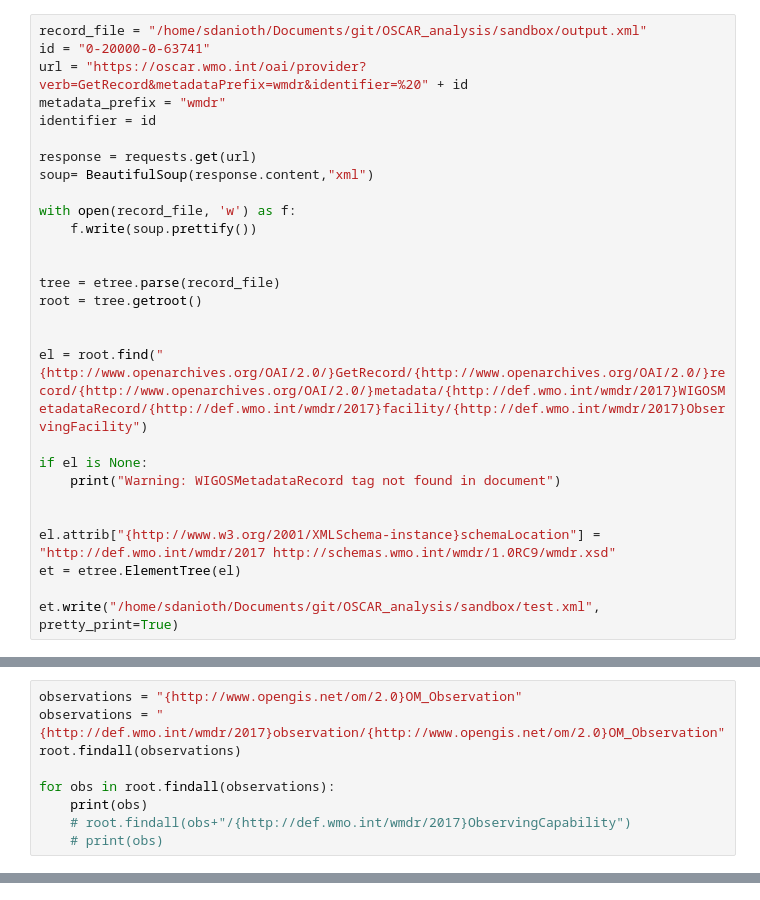
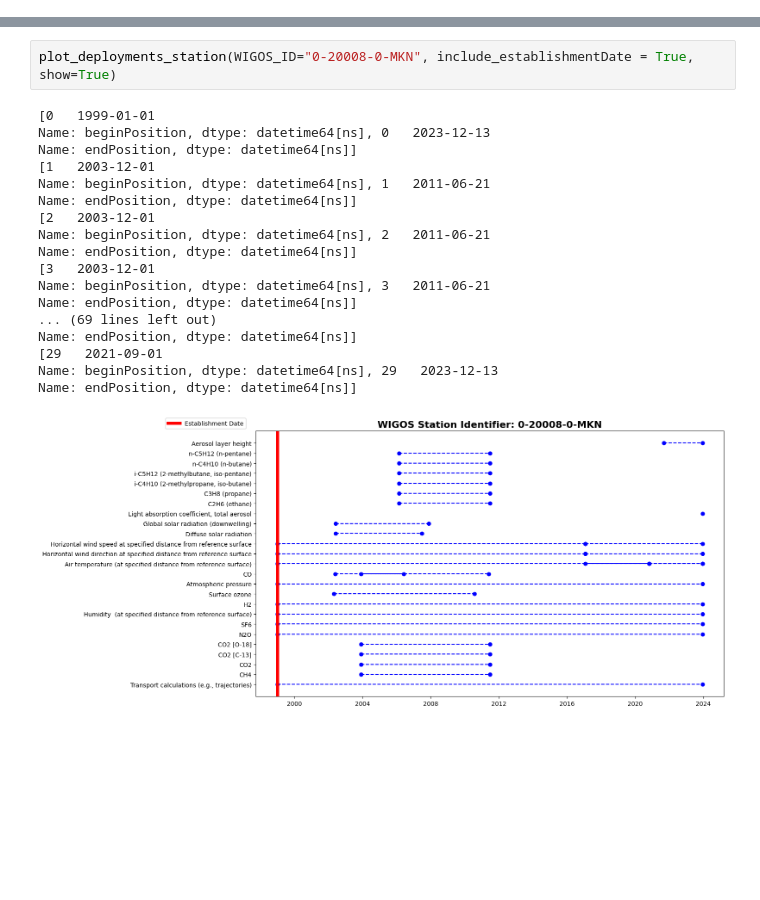
Before and after one commit to joergklausen/oscar-analysis, a Jupyter notebook: sandbox/sandbox.ipynb, the cells around one changed output, grey strips where cells are left out. Drawn from its saved outputs; the diff is of its cells as text; blank space fills up the shorter version.

```diff
--- a/sandbox/sandbox.ipynb
+++ b/sandbox/sandbox.ipynb
@@ -131,28 +0,0 @@ import xml.etree.ElementTree as ET
-# %%
-record_file = "/home/sdanioth/Documents/git/OSCAR_analysis/sandbox/output.xml"
-id = "0-20000-0-63741"
-url = "https://oscar.wmo.int/oai/provider?verb=GetRecord&metadataPrefix=wmdr&identifier=%20" + id
-metadata_prefix = "wmdr"
-identifier = id
-
-response = requests.get(url)
-soup= BeautifulSoup(response.content,"xml")
-
-with open(record_file, 'w') as f:
-    f.write(soup.prettify())
-
-
-tree = etree.parse(record_file)
-root = tree.getroot()
-
-
-el = root.find("{http://www.openarchives.org/OAI/2.0/}GetRecord/{http://www.openarchives.org/OAI/2.0/}record/{http://www.openarchives.org/OAI/2.0/}metadata/{http://def.wmo.int/wmdr/2017}WIGOSMetadataRecord/{http://def.wmo.int/wmdr/2017}facility/{http://def.wmo.int/wmdr/2017}ObservingFacility")
-
-if el is None:
-    print("Warning: WIGOSMetadataRecord tag not found in document")
-
-
-el.attrib["{http://www.w3.org/2001/XMLSchema-instance}schemaLocation"] = "http://def.wmo.int/wmdr/2017 http://schemas.wmo.int/wmdr/1.0RC9/wmdr.xsd"
-et = etree.ElementTree(el)
-
-et.write("/home/sdanioth/Documents/git/OSCAR_analysis/sandbox/test.xml", pretty_print=True)
@@ -282,9 +0,0 @@ print(list_identifier)
-# %%
-observations = "{http://www.opengis.net/om/2.0}OM_Observation"
-observations = "{http://def.wmo.int/wmdr/2017}observation/{http://www.opengis.net/om/2.0}OM_Observation"
-root.findall(observations)
-
-for obs in root.findall(observations):
-    print(obs)
-    # root.findall(obs+"/{http://def.wmo.int/wmdr/2017}ObservingCapability")
-    # print(obs)
@@ -322,0 +533,21 @@ NAMESPACES = {
+# %%
+plot_deployments_station(WIGOS_ID="0-20008-0-MKN", include_establishmentDate = True, show=True)
+# %% [output]
+[0   1999-01-01
+Name: beginPosition, dtype: datetime64[ns], 0   2023-12-13
+Name: endPosition, dtype: datetime64[ns]]
+[1   2003-12-01
+Name: beginPosition, dtype: datetime64[ns], 1   2011-06-21
+Name: endPosition, dtype: datetime64[ns]]
+[2   2003-12-01
+Name: beginPosition, dtype: datetime64[ns], 2   2011-06-21
+Name: endPosition, dtype: datetime64[ns]]
+[3   2003-12-01
+Name: beginPosition, dtype: datetime64[ns], 3   2011-06-21
+Name: endPosition, dtype: datetime64[ns]]
+... (69 lines left out)
+Name: endPosition, dtype: datetime64[ns]]
+[29   2021-09-01
+Name: beginPosition, dtype: datetime64[ns], 29   2023-12-13
+Name: endPosition, dtype: datetime64[ns]]
+[figure, added]
```
Also changed, not shown: parts of 34 cells of this notebook, 6 other files.
